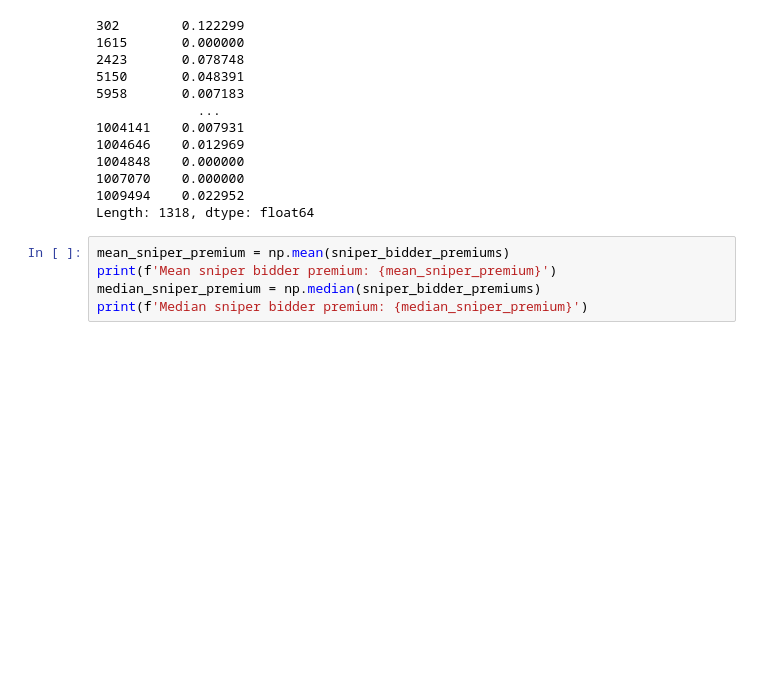
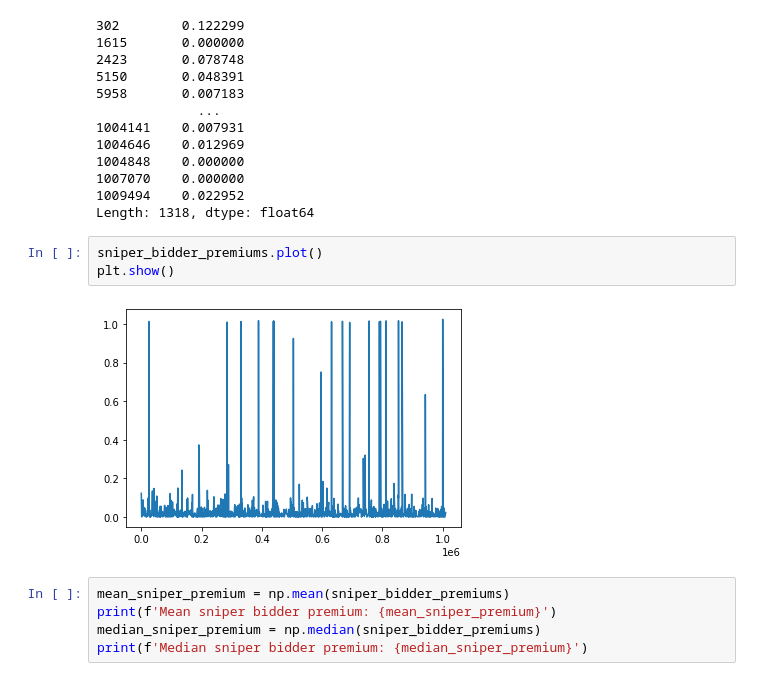
Before and after one commit to Wisaacj/Mesa-Auctions, a Jupyter notebook: analysis/data-analysis-bid-increase-sniper-no-watchproba.ipynb, the cells around one changed output. Drawn from its saved outputs; the diff is of its cells as text; blank space fills up the shorter version.

Commit message:
Additional plots

```diff
--- a/analysis/data-analysis-bid-increase-sniper-no-watchproba.ipynb
+++ b/analysis/data-analysis-bid-increase-sniper-no-watchproba.ipynb
@@ -94,6 +94,11 @@ print(sniper_bidder_premiums)
 1007070    0.000000
 1009494    0.022952
 Length: 1318, dtype: float64
+# %%
+sniper_bidder_premiums.plot()
+plt.show()
+# %% [output]
+[figure, added]
 # %%
 mean_sniper_premium = np.mean(sniper_bidder_premiums)
 print(f'Mean sniper bidder premium: {mean_sniper_premium}')
```
Also changed, not shown: parts of 2 cells of this notebook, 1 other file.
